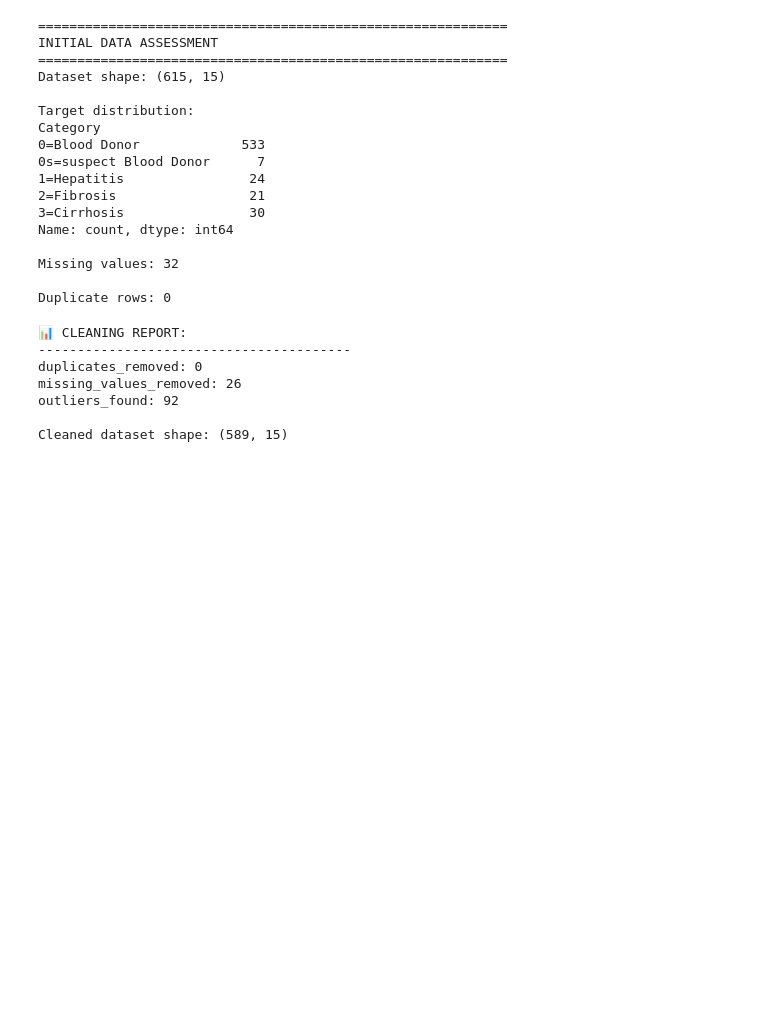
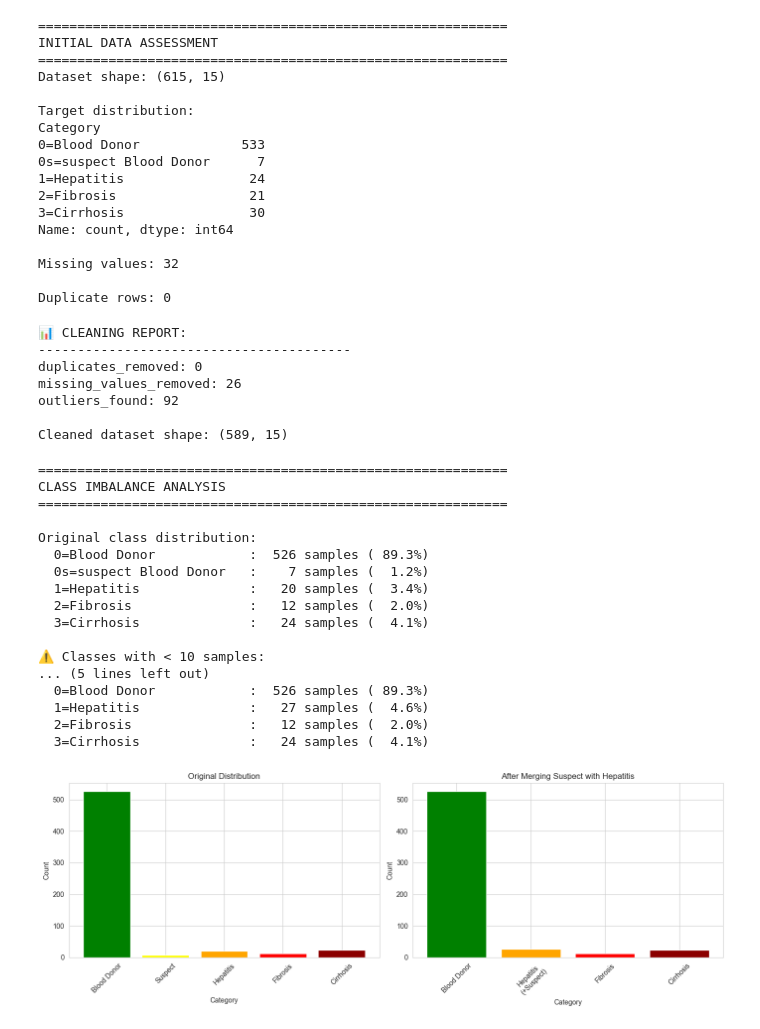
Before and after one commit to sunb82/hcv-disease-prediction, a Jupyter notebook: notebooks/02_preprocessing.ipynb, the cells around one changed output. Cells and saved outputs as stored; diff of their text form; code cells hidden in the pictures; blank space fills up the shorter version.

```diff
--- a/notebooks/02_preprocessing.ipynb
+++ b/notebooks/02_preprocessing.ipynb
@@ -142,3 +142,77 @@ missing_values_removed: 26
 outliers_found: 92
 
 Cleaned dataset shape: (589, 15)
+# %%
+# Analyze class distribution
+class_distribution = df_clean['Category'].value_counts().sort_index()
+
+print("="*60)
+print("CLASS IMBALANCE ANALYSIS")
+print("="*60)
+print("\nOriginal class distribution:")
+for category, count in class_distribution.items():
+    percentage = (count / len(df_clean)) * 100
+    print(f"  {category:<25s}: {count:4d} samples ({percentage:5.1f}%)")
+
+# Identify problematic classes
+min_samples_threshold = 10
+problematic_classes = class_distribution[class_distribution < min_samples_threshold]
+
+if len(problematic_classes) > 0:
+    print(f"\n⚠️ Classes with < {min_samples_threshold} samples:")
+    for cat, cnt in problematic_classes.items():
+        print(f"  {cat}: {cnt} samples")
+    print("\n📌 Strategy: Merge '0s=suspect Blood Donor' with '1=Hepatitis'")
+
+# Merge suspect class with hepatitis
+df_clean['Category_Merged'] = df_clean['Category'].replace({'0s=suspect Blood Donor': '1=Hepatitis'})
+
+# New distribution
+print("\nMerged class distribution:")
+merged_distribution = df_clean['Category_Merged'].value_counts().sort_index()
+for category, count in merged_distribution.items():
+    percentage = (count / len(df_clean)) * 100
+    print(f"  {category:<25s}: {count:4d} samples ({percentage:5.1f}%)")
+
+# Visualize before and after
+fig, axes = plt.subplots(1, 2, figsize=(14, 5))
+
+# Original distribution
+axes[0].bar(range(len(class_distribution)), class_distribution.values,
+           color=['green', 'yellow', 'orange', 'red', 'darkred'])
+axes[0].set_title('Original Distribution')
+axes[0].set_xlabel('Category')
+axes[0].set_ylabel('Count')
+axes[0].set_xticks(range(len(class_distribution)))
+axes[0].set_xticklabels(['Blood Donor', 'Suspect', 'Hepatitis', 'Fibrosis', 'Cirrhosis'], rotation=45)
+
+# Merged distribution
+axes[1].bar(range(len(merged_distribution)), merged_distribution.values,
+           color=['green', 'orange', 'red', 'darkred'])
+axes[1].set_title('After Merging Suspect with Hepatitis')
+axes[1].set_xlabel('Category')
+axes[1].set_ylabel('Count')
+axes[1].set_xticks(range(len(merged_distribution)))
+axes[1].set_xticklabels(['Blood Donor', 'Hepatitis\n(+Suspect)', 'Fibrosis', 'Cirrhosis'], rotation=45)
+
+plt.tight_layout()
+plt.show()
+# %% [output]
+============================================================
+CLASS IMBALANCE ANALYSIS
+============================================================
+
+Original class distribution:
+  0=Blood Donor            :  526 samples ( 89.3%)
+  0s=suspect Blood Donor   :    7 samples (  1.2%)
+  1=Hepatitis              :   20 samples (  3.4%)
+  2=Fibrosis               :   12 samples (  2.0%)
+  3=Cirrhosis              :   24 samples (  4.1%)
+
+⚠️ Classes with < 10 samples:
+... (5 lines left out)
+  0=Blood Donor            :  526 samples ( 89.3%)
+  1=Hepatitis              :   27 samples (  4.6%)
+  2=Fibrosis               :   12 samples (  2.0%)
+  3=Cirrhosis              :   24 samples (  4.1%)
+[figure, added]
```
Also changed, not shown: parts of 8 cells of this notebook, 9 other files.
